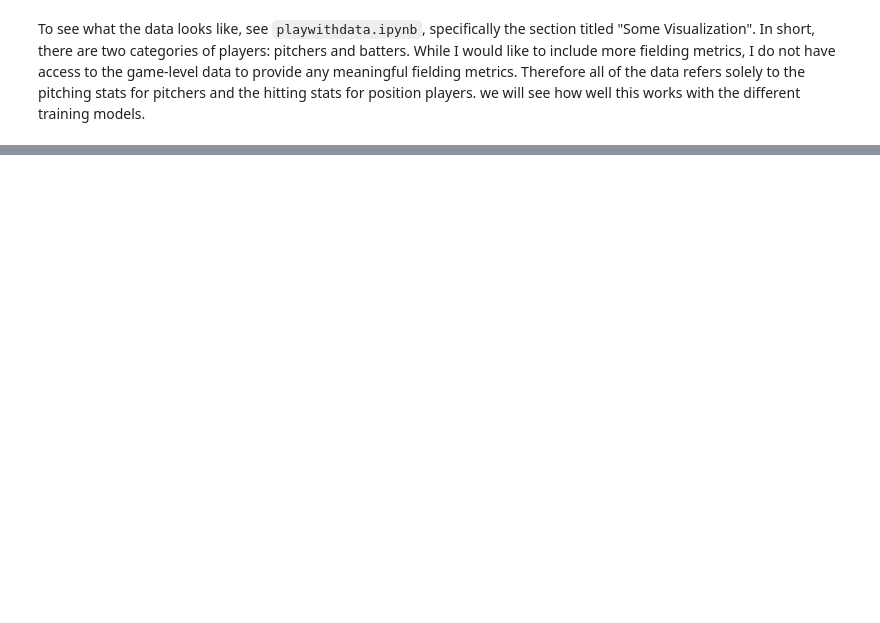
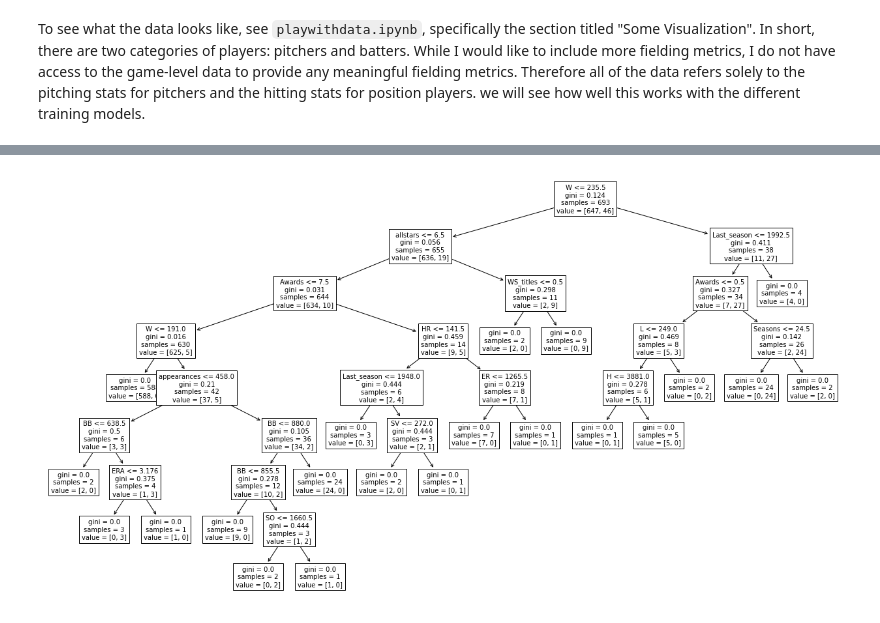
Before and after one commit to ctmurphey/ML-BaseballHoF, a Jupyter notebook: predictive-models.ipynb, the cells around one changed output, grey strips where cells are left out. Saved outputs shown, nothing was run; the diff lists cells and outputs as text; code cells hidden in the pictures; blank space fills up the shorter version.

```diff
--- a/predictive-models.ipynb
+++ b/predictive-models.ipynb
@@ -39,0 +110,6 @@ classifiers = [tree.DecisionTreeClassifier,
+# %%
+for classifier in classifiers:
+    classifier.fit(Xp_train, yp_train)
+    yp_test_pred = classifier.predict(Xp_test)
+    metrics.confusion_matrix(yp_test, yp_test_pred)
+    print(str(classifier), "\n", metrics.classification_report(yp_test, yp_test_pred))
@@ -39,0 +134,9 @@ classifiers = [tree.DecisionTreeClassifier,
+# %%
+classifier = tree.DecisionTreeClassifier()
+classifier.fit(Xp_train, yp_train)
+yb_test_pred = classifier.predict(Xp_test)
+plt.figure(figsize=(22,12))
+tree.plot_tree(classifier, fontsize=10, feature_names=pitching.columns)
+plt.show()
+# %% [output]
+[figure, added]
```
Also changed, not shown: parts of 21 cells of this notebook, 3 other files.
